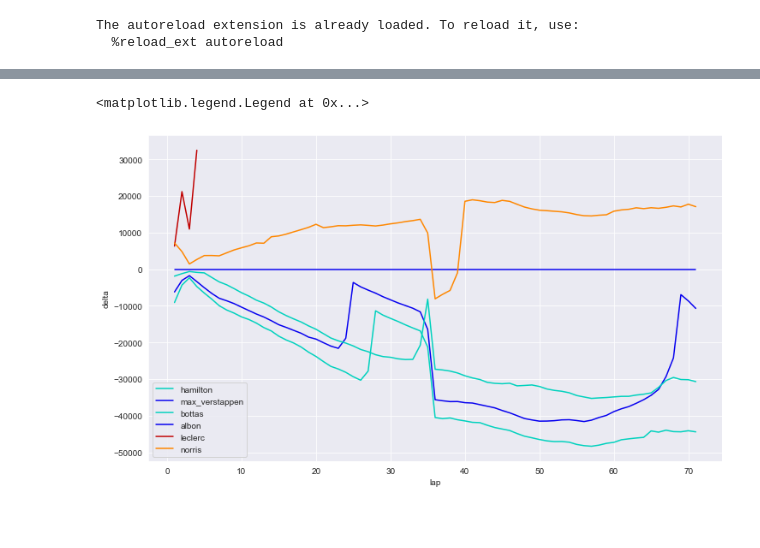
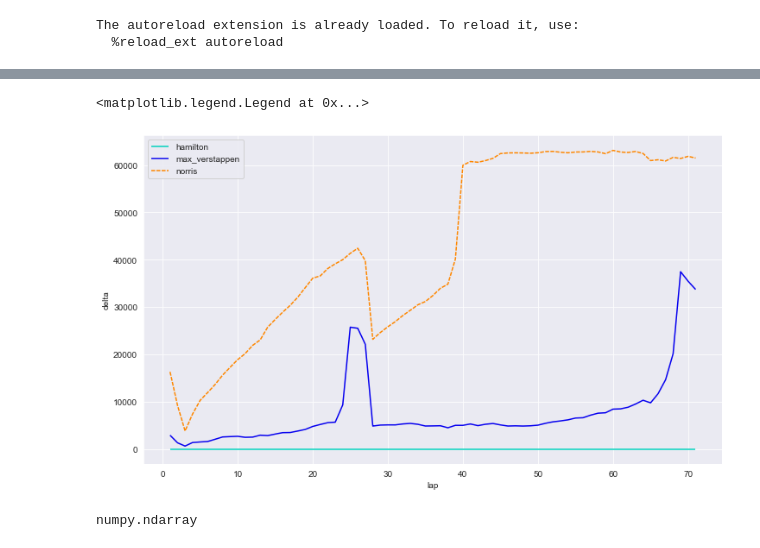
Before and after one commit to luke-bassett/f1-analysis, a Jupyter notebook: f1-analysis/Example.ipynb, the cells around one changed output, grey strips where cells are left out. Drawn from its saved outputs; the diff is of its cells as text; code cells hidden in the pictures; blank space fills up the shorter version.

Commit message:
added driver_ref arg to make_delta_table()

```diff
--- a/f1-analysis/Example.ipynb
+++ b/f1-analysis/Example.ipynb
@@ -25,8 +25,8 @@ raceId = 1032
 delta_table = data_tools.make_delta_table(
     ergast,
     raceId=raceId, # 2020 austria 1
-    tgt_driver='albon',
-    driver_codes=['HAM', 'BOT', 'ALB', 'VER', 'NOR', 'LEC'],
+    tgt_driver='hamilton',
+    driver_refs=['hamilton', 'max_verstappen', 'norris'],
 )
 
 fig, ax = plt.subplots(figsize=(12,7))
@@ -36,6 +36,8 @@ sns.lineplot(
     y='delta',
     hue='driverRef',
     palette=data_tools.get_driver_color_dict(ergast, raceId, key='ref'),
+    style='driverRef',
+    dashes={'hamilton': (1,0), 'max_verstappen': (1, 0), 'norris': (3,1)},
     ax=ax)
 # seaborn specific remove legend title
 handles, labels = ax.get_legend_handles_labels()
@@ -45,2 +47,6 @@ Wall time: 189 ms
 <matplotlib.legend.Legend at 0x...>
-[figure, old version]
+[figure, new version]
+# %%
+type(ergast.data['drivers'].code.unique())
+# %% [output]
+numpy.ndarray
```
Also changed, not shown: parts of 1 cell of this notebook, 1 other file.
